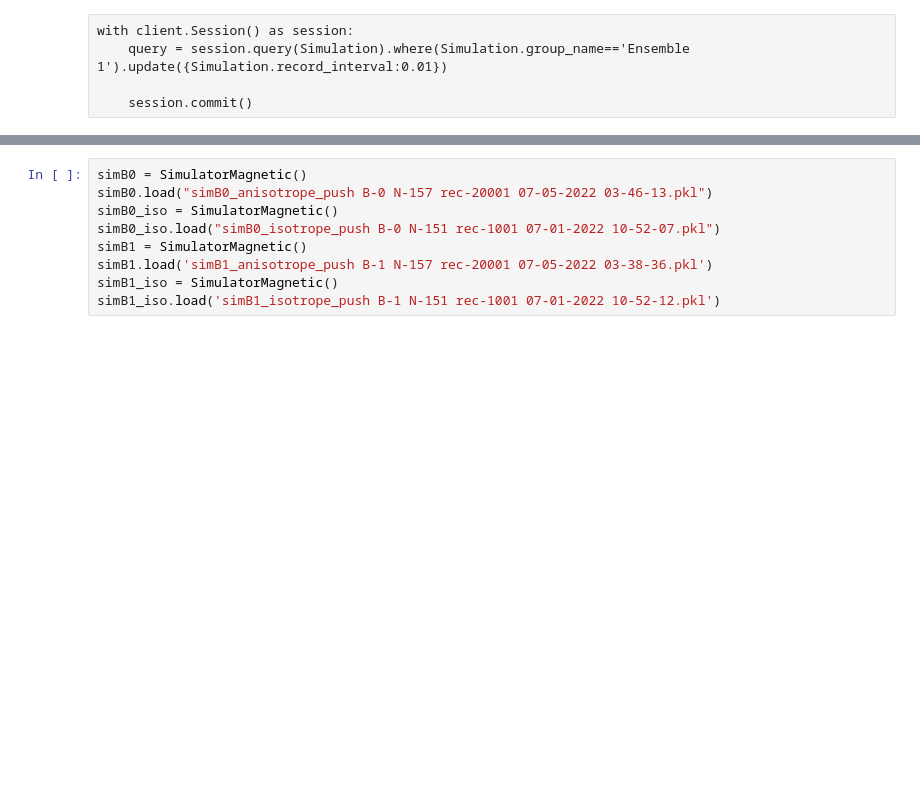
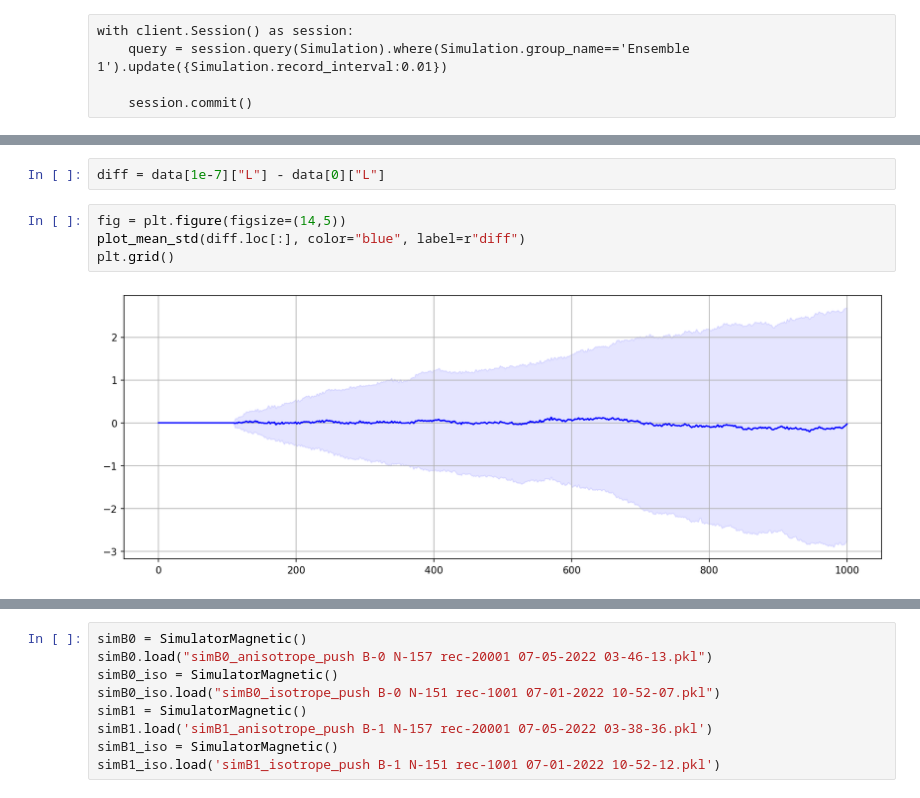
Before and after one commit to ashmat98/LJ-magnetic, a Jupyter notebook: Load.ipynb, the cells around one changed output, grey strips where cells are left out. Saved outputs shown, nothing was run; the diff lists cells and outputs as text; blank space fills up the shorter version.

```diff
--- a/Load.ipynb
+++ b/Load.ipynb
@@ -101,0 +177,8 @@ ax.get_legend().remove()
+# %%
+diff = data[1e-7]["L"] - data[0]["L"]
+# %%
+fig = plt.figure(figsize=(14,5))
+plot_mean_std(diff.loc[:], color="blue", label=r"diff")
+plt.grid()
+# %% [output]
+[figure, added]
```
Also changed, not shown: parts of 27 cells of this notebook, 11 other files.
